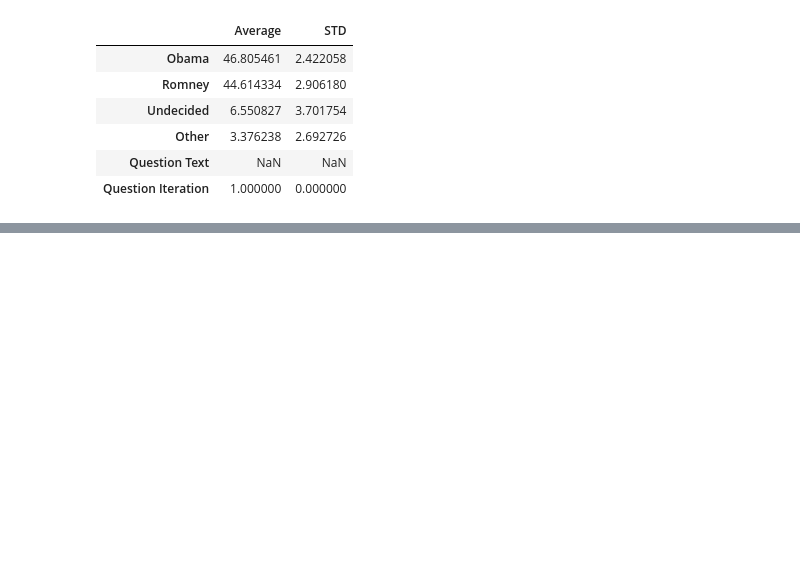
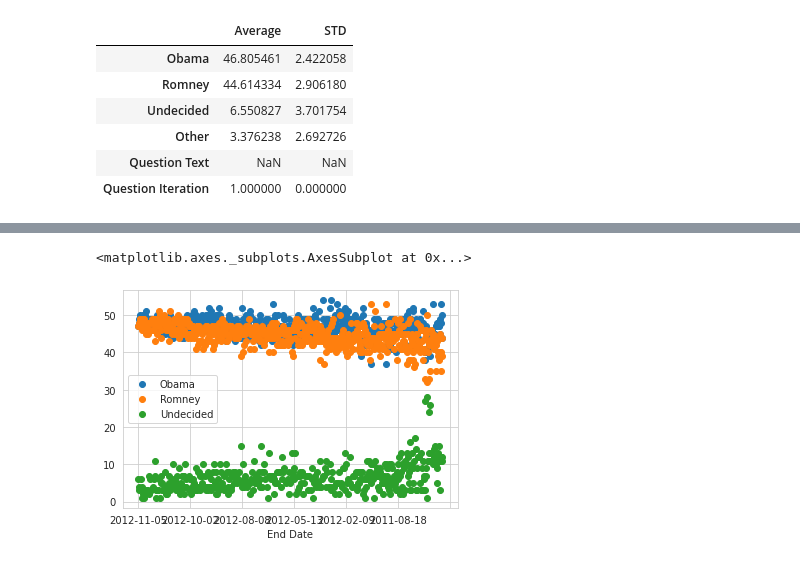
Before and after one commit to Tahan402/DailyPractice, a Jupyter notebook: Election_Data_Project.ipynb, the cells around one changed output, grey strips where cells are left out. Cells and saved outputs as stored; diff of their text form; code cells hidden in the pictures; blank space fills up the shorter version.

```diff
--- a/Election_Data_Project.ipynb
+++ b/Election_Data_Project.ipynb
@@ -153,0 +163,5 @@ poll_avg
+# %%
+poll_df.plot(x = 'End Date', y =['Obama','Romney','Undecided'],linestyle = '',marker = 'o')
+# %% [output]
+<matplotlib.axes._subplots.AxesSubplot at 0x...>
+[figure, added]
```
Also changed, not shown: parts of 8 cells of this notebook.
